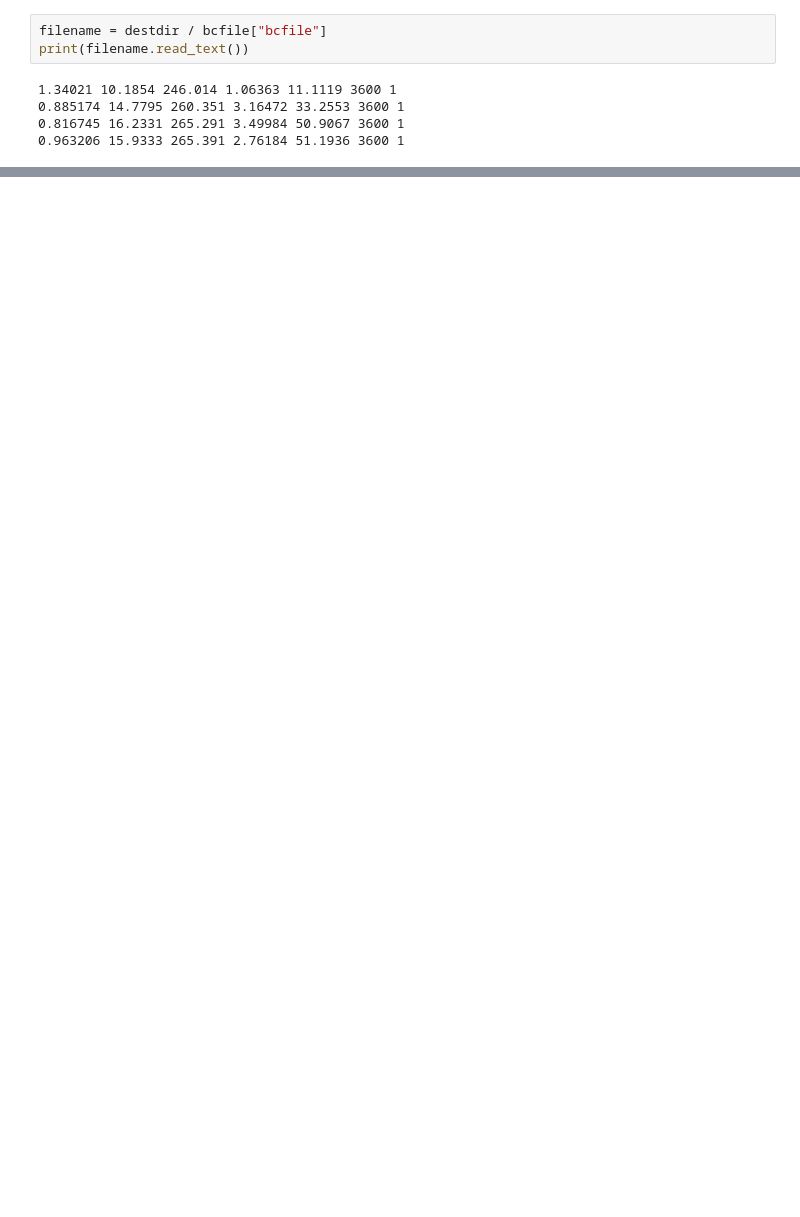
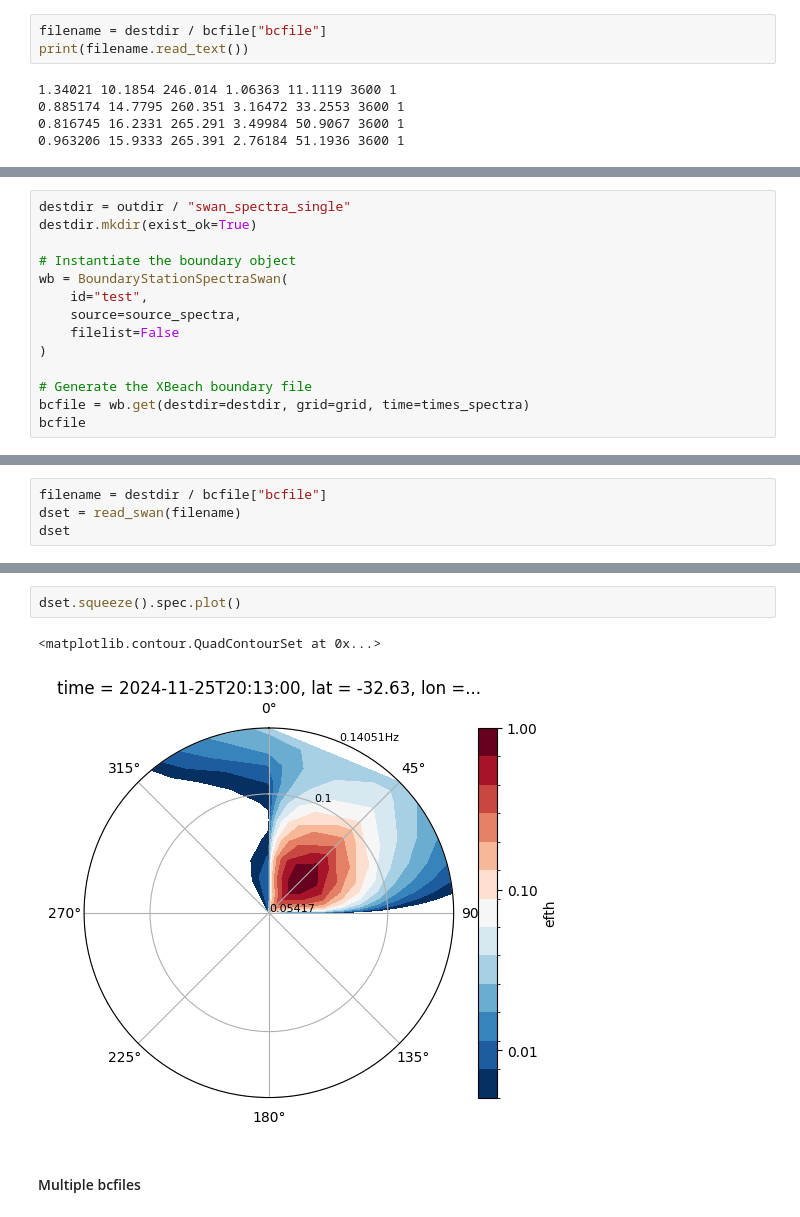
Before and after one commit to rom-py/rompy-notebooks, a Jupyter notebook: notebooks/xbeach/wave-boundary-demo.ipynb, the cells around one changed output, grey strips where cells are left out. Saved outputs shown, nothing was run; the diff lists cells and outputs as text; blank space fills up the shorter version.

Commit message:
Add examples with SWAN boundary generation

```diff
--- a/notebooks/xbeach/wave-boundary-demo.ipynb
+++ b/notebooks/xbeach/wave-boundary-demo.ipynb
@@ -419,0 +436,14 @@ print(filename.read_text())
+# %%
+destdir = outdir / "swan_spectra_single"
+destdir.mkdir(exist_ok=True)
+
+# Instantiate the boundary object
+wb = BoundaryStationSpectraSwan(
+    id="test",
+    source=source_spectra,
+    filelist=False
+)
+
+# Generate the XBeach boundary file
+bcfile = wb.get(destdir=destdir, grid=grid, time=times_spectra)
+bcfile
@@ -419,0 +452,4 @@ print(filename.read_text())
+# %%
+filename = destdir / bcfile["bcfile"]
+dset = read_swan(filename)
+dset
@@ -419,0 +467,7 @@ print(filename.read_text())
+# %%
+dset.squeeze().spec.plot()
+# %% [output]
+<matplotlib.contour.QuadContourSet at 0x...>
+[figure, added]
+# %% [markdown]
+#### Multiple bcfiles
```
Also changed, not shown: parts of 18 cells of this notebook.
